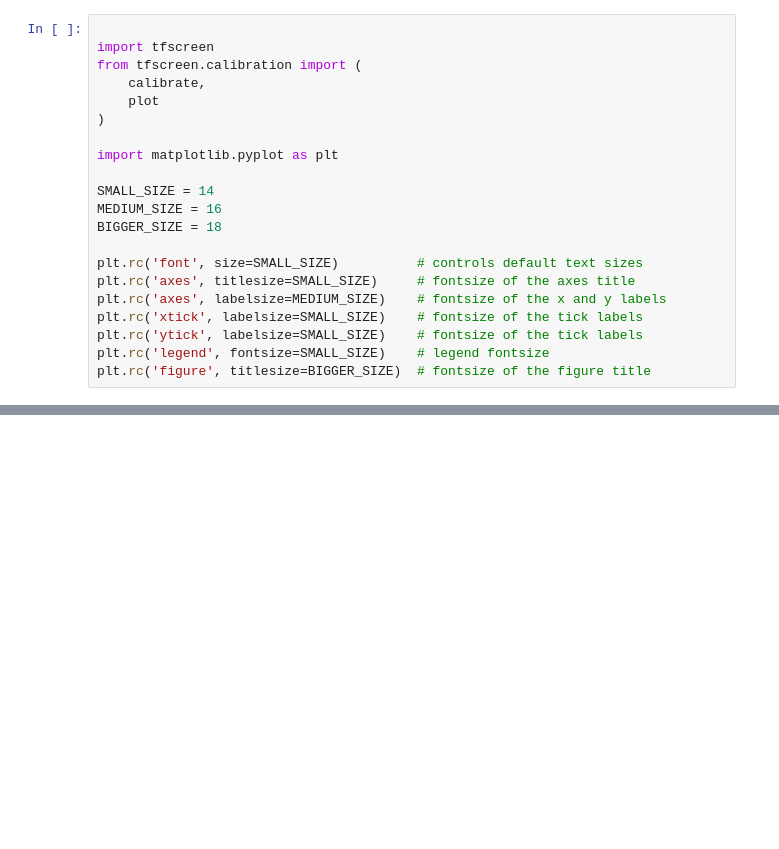
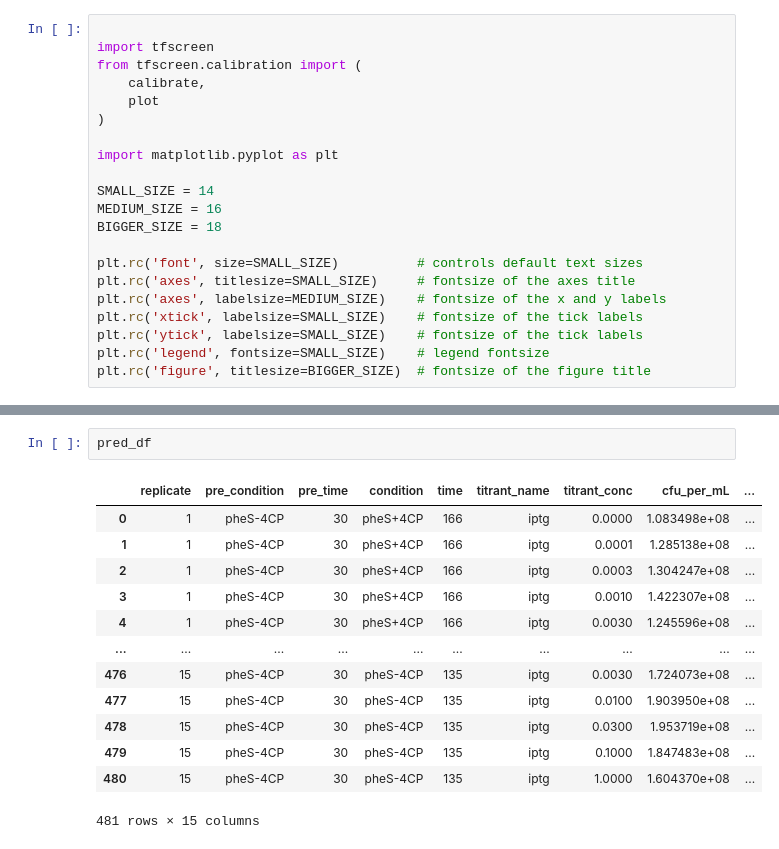
Before and after one commit to harmsm/tfscreen, a Jupyter notebook: notebooks/calibrate-growth.ipynb, the cells around one changed output, grey strips where cells are left out. Drawn from its saved outputs; the diff is of its cells as text; blank space fills up the shorter version.

```diff
--- a/notebooks/calibrate-growth.ipynb
+++ b/notebooks/calibrate-growth.ipynb
@@ -37,0 +42,16 @@ fig, ax = tfscreen.calibration.plot.fit_summary(df,pred_df,A0_df,calibration_dic
+# %%
+pred_df
+# %% [output]
+|  | replicate | pre_condition | pre_time | condition | time | titrant_name | titrant_conc | cfu_per_mL | ... |
+| 0 | 1 | pheS-4CP | 30 | pheS+4CP | 166 | iptg | 0.0000 | 1.083498e+08 | ... |
+| 1 | 1 | pheS-4CP | 30 | pheS+4CP | 166 | iptg | 0.0001 | 1.285138e+08 | ... |
+| 2 | 1 | pheS-4CP | 30 | pheS+4CP | 166 | iptg | 0.0003 | 1.304247e+08 | ... |
+| 3 | 1 | pheS-4CP | 30 | pheS+4CP | 166 | iptg | 0.0010 | 1.422307e+08 | ... |
+| 4 | 1 | pheS-4CP | 30 | pheS+4CP | 166 | iptg | 0.0030 | 1.245596e+08 | ... |
+| ... | ... | ... | ... | ... | ... | ... | ... | ... | ... |
+| 476 | 15 | pheS-4CP | 30 | pheS-4CP | 135 | iptg | 0.0030 | 1.724073e+08 | ... |
+| 477 | 15 | pheS-4CP | 30 | pheS-4CP | 135 | iptg | 0.0100 | 1.903950e+08 | ... |
+| 478 | 15 | pheS-4CP | 30 | pheS-4CP | 135 | iptg | 0.0300 | 1.953719e+08 | ... |
+| 479 | 15 | pheS-4CP | 30 | pheS-4CP | 135 | iptg | 0.1000 | 1.847483e+08 | ... |
+| 480 | 15 | pheS-4CP | 30 | pheS-4CP | 135 | iptg | 1.0000 | 1.604370e+08 | ... |
+481 rows × 15 columns
```
Also changed, not shown: parts of 3 cells of this notebook, 20 other files.
